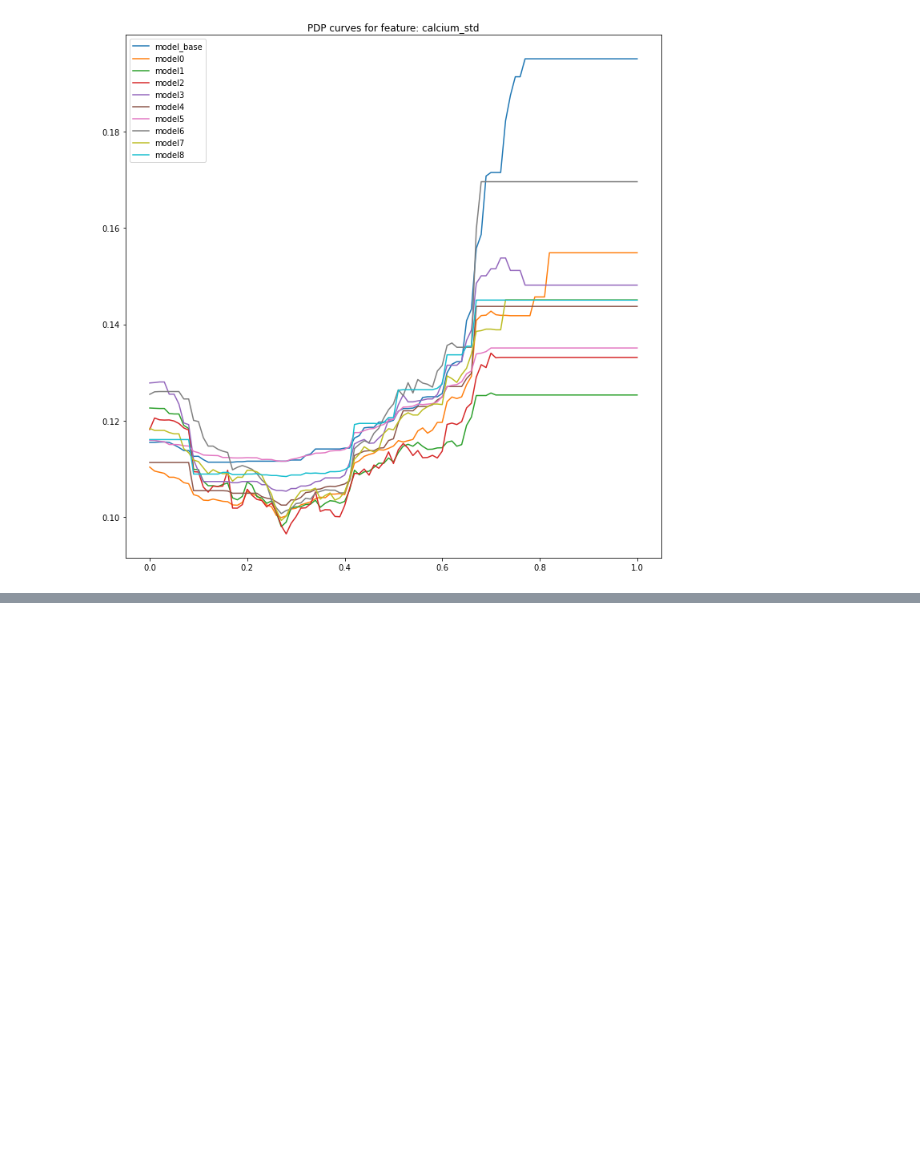
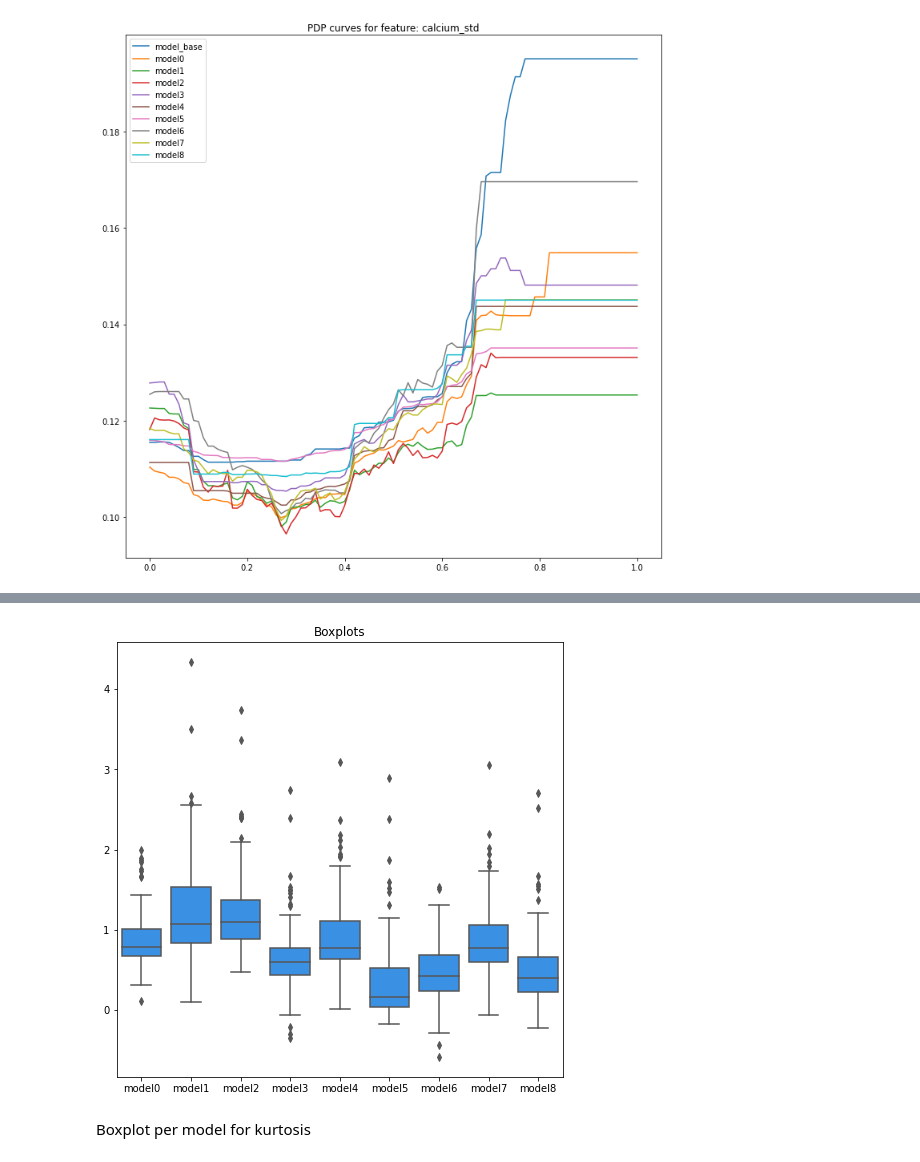
Before and after one commit to adrianstando/Research-Workshops-Rashomon-MIMIC-Machine-Learning, a Jupyter notebook: RashomonSetAnalyser/PDP_Comaprison_2.ipynb, the cells around one changed output, grey strips where cells are left out. Cells and saved outputs as stored; diff of their text form; code cells hidden in the pictures; blank space fills up the shorter version.

Commit message:
Update kurtosis

```diff
--- a/RashomonSetAnalyser/PDP_Comaprison_2.ipynb
+++ b/RashomonSetAnalyser/PDP_Comaprison_2.ipynb
@@ -64,0 +73,6 @@ rashomon.pdp_profile(X, y, features = ['calcium_std'], figsize=(12, 12))
+# %%
+rashomon.boxplots_models()
+# %% [output]
+[figure, added]
+# %% [markdown]
+Boxplot per model for kurtosis
```
Also changed, not shown: parts of 6 cells of this notebook, 1 other file.
